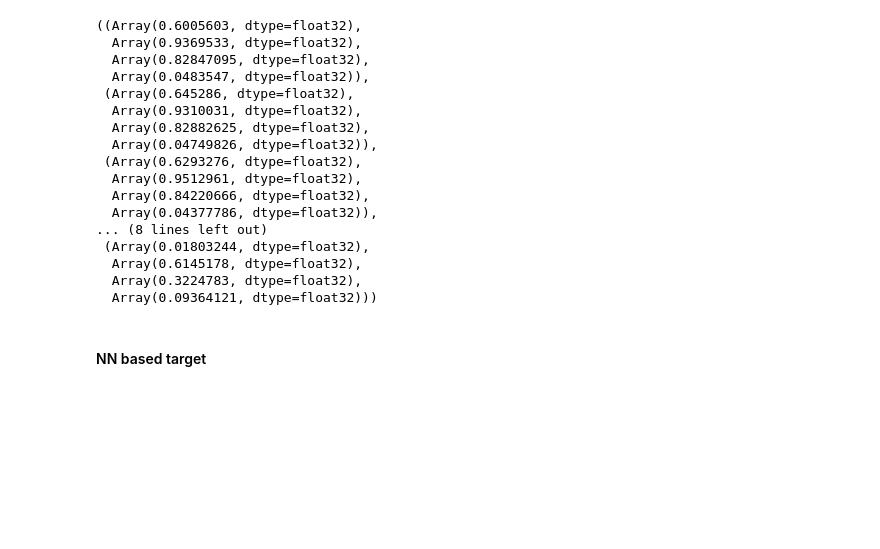
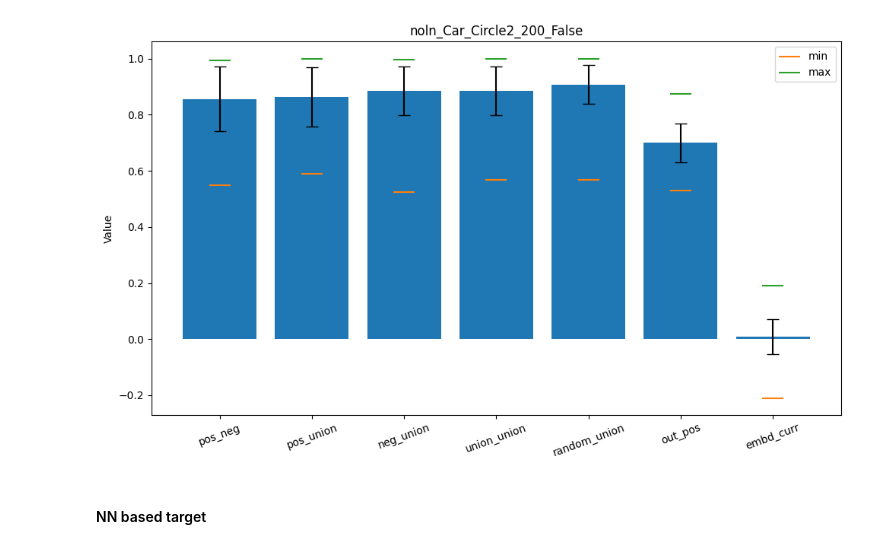
Before and after one commit to returaj/offline_mpc, a Jupyter notebook: dsrl_model/notebooks/check_cost_jax.ipynb, the cells around one changed output. Drawn from its saved outputs; the diff is of its cells as text; code cells hidden in the pictures; blank space fills up the shorter version.

```diff
--- a/dsrl_model/notebooks/check_cost_jax.ipynb
+++ b/dsrl_model/notebooks/check_cost_jax.ipynb
@@ -257,10 +261,10 @@ Avg negative trajectory cost/reward: 64.800/14.717
 # %%
-data_buffer = construct_buffer((pos_data, neg_data, union_data), obs_dim, act_dim, 200, 64)
+data_buffer = construct_buffer((pos_data, neg_data, union_data), obs_dim, act_dim, hz, 64)
 # %%
 key, subkey = jax.random.split(key)
 pos_idxs, neg_idxs, union_idxs = data_buffer.sample_idxs(data_buffer, subkey, 100)
 # %%
-def batch(i, key, curriculum_embedding_model):
+def batch(i, key, curriculum_embedding_model, embedding_model):
     data = data_buffer.sample_batch(data_buffer, pos_idxs[i], neg_idxs[i], union_idxs[i])
     pos = jnp.concat([data.pos_obs, data.pos_act], axis=-1)
     neg = jnp.concat([data.neg_obs, data.neg_act], axis=-1)
@@ -281,12 +285,15 @@ def batch(i, key, curriculum_embedding_model):
     zunion = curriculum_embedding_model(union, training=False)[:, -1, :]
     zrandom = curriculum_embedding_model(random, training=False)[:, -1, :]
     zoutval = curriculum_embedding_model(outval, training=False)[:, -1, :]
+    zunion_ne = embedding_model(union, training=False)[:, -1, :]
+
     pos_neg = zpos @ zneg.T
     pos_union = zpos @ zunion.T
     neg_union = zneg @ zunion.T
     union_union = zunion @ zunion.T
     random_union = zrandom @ zunion.T
     out_pos = zoutval @ zpos.T
+    embd_curr = zunion_ne @ zunion.T
 
     pos_neg_val = (pos_neg.min(), pos_neg.max(), pos_neg.mean(), pos_neg.std())
     pos_union_val = (pos_union.min(), pos_union.max(), pos_union.mean(), pos_union.std())
@@ -294,4 +301,5 @@ def batch(i, key, curriculum_embedding_model):
     union_union_val = (union_union.min(), union_union.max(), union_union.mean(), union_union.std())
     random_union_val = (random_union.min(), random_union.max(), random_union.mean(), random_union.std())
     out_pos_val = (out_pos.min(), out_pos.max(), out_pos.mean(), out_pos.std())
-    return (pos_neg_val, pos_union_val, neg_union_val, union_union_val, random_union_val, out_pos_val)
+    embd_curr_val = (embd_curr.min(), embd_curr.max(), embd_curr.mean(), embd_curr.std())
+    return (pos_neg_val, pos_union_val, neg_union_val, union_union_val, random_union_val, out_pos_val, embd_curr_val)
@@ -298,34 +348,31 @@ def batch(i, key, curriculum_embedding_model):
 # %%
+embedding_model = TransformerEmbedding(
+    rngs=nnx.Rngs(params=seed, dropout=seed + 1),
+    obs_dim=obs_dim,
+    act_dim=act_dim,
+    horizon=hz,
+    embd_dim=128,
+    num_attentions=2,
+    do_layer_norm=True,
+    do_residual=True,
+)
+
 curriculum_embedding_model = TransformerEmbedding(
     rngs=nnx.Rngs(params=seed + 42, dropout=seed + 47),
     obs_dim=obs_dim,
     act_dim=act_dim,
-    horizon=200,
+    horizon=hz,
     embd_dim=128,
     num_attentions=3,
-    do_layer_norm=False,
-    do_residual=True,
+    do_layer_norm=True,
+    do_residual=False,
 )
-# %%
-batch(45, key, curriculum_embedding_model)
-# %% [output]
-((Array(0.6005603, dtype=float32),
-  Array(0.9369533, dtype=float32),
-  Array(0.82847095, dtype=float32),
-  Array(0.0483547, dtype=float32)),
- (Array(0.645286, dtype=float32),
-  Array(0.9310031, dtype=float32),
-  Array(0.82882625, dtype=float32),
-  Array(0.04749826, dtype=float32)),
- (Array(0.6293276, dtype=float32),
-  Array(0.9512961, dtype=float32),
-  Array(0.84220666, dtype=float32),
-  Array(0.04377786, dtype=float32)),
-... (8 lines left out)
- (Array(0.01803244, dtype=float32),
-  Array(0.6145178, dtype=float32),
-  Array(0.3224783, dtype=float32),
-  Array(0.09364121, dtype=float32)))
+# %%
+val = batch(15, key, curriculum_embedding_model, embedding_model)
+# %%
+plot_statistics(*val, f"noln_{task_name}_{hz}_{is_norm}")
+# %% [output]
+[figure, added]
 # %% [markdown]
 #### NN based target
 # %%
```
Also changed, not shown: parts of 9 cells of this notebook, 2 other files.
